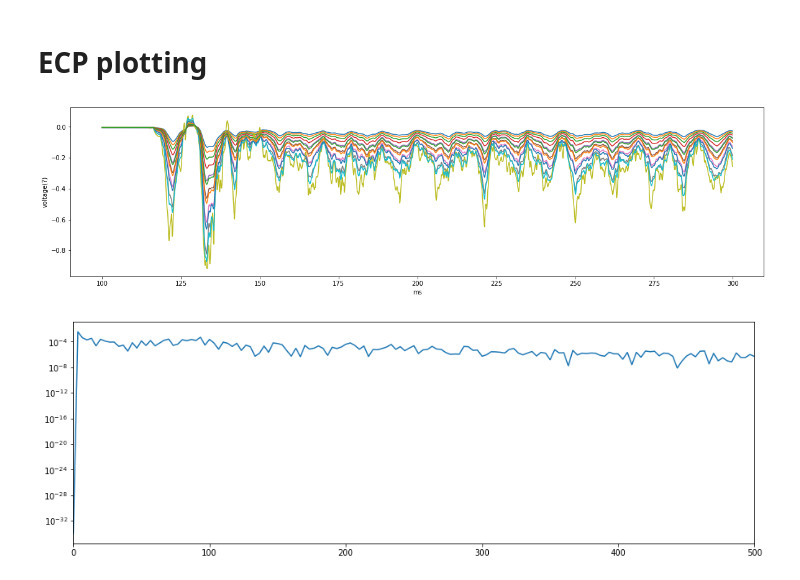
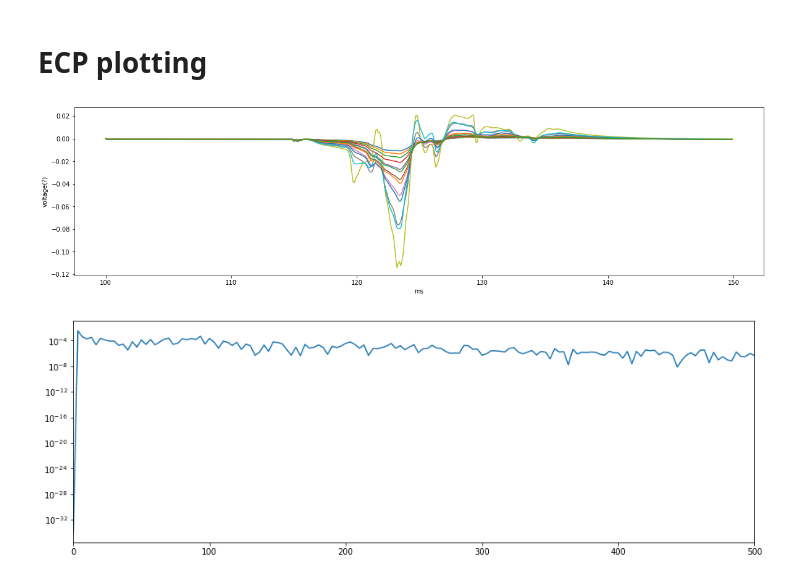
Before and after one commit to ddopp4877/CA1_model, a Jupyter notebook: CA1_exploration.ipynb, the cells around one changed output. Drawn from its saved outputs; the diff is of its cells as text; code cells hidden in the pictures.

```diff
--- a/CA1_exploration.ipynb
+++ b/CA1_exploration.ipynb
@@ -395,15 +395,15 @@ data = f['ecp/data'][()]
 time = f['ecp/time'][()]
 f.close()
 # %%
-start,end = 1000, 3000
+start,end = 1000, 1500
 plt.figure(figsize=(20,5))
 plt.plot(np.arange(time[0],time[1],time[2])[start:end],data[start:end])
 plt.xlabel('ms')
 plt.ylabel('voltage(?)')
 #plt.savefig('ecp.png',dpi=400,background='w')
 plt.show()
 # %% [output]
-[figure, old version]
+[figure, new version]
 # %%
 vclampfile = np.ones((3000))*-63
 np.save("vclamp_input_file.csv",vclampfile)
```
Also changed, not shown: parts of 20 cells of this notebook, 5 other files.
